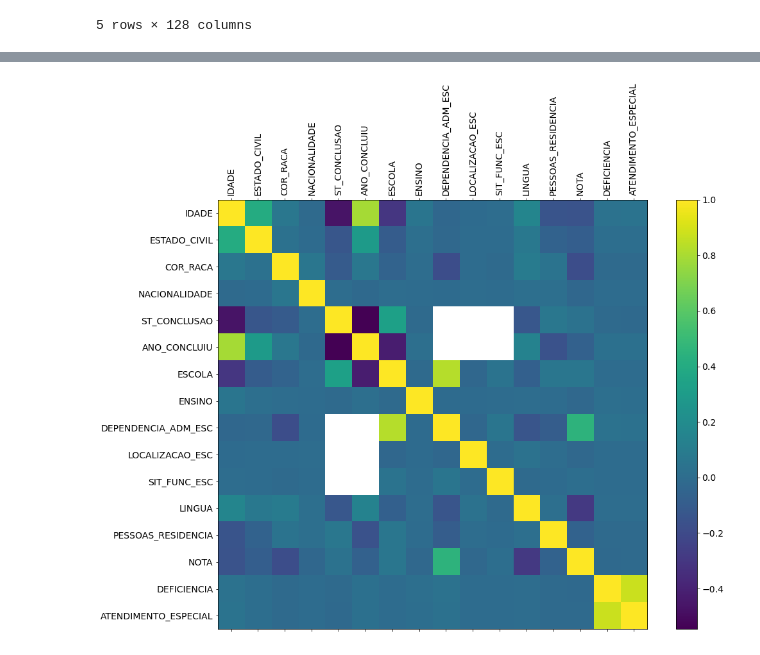
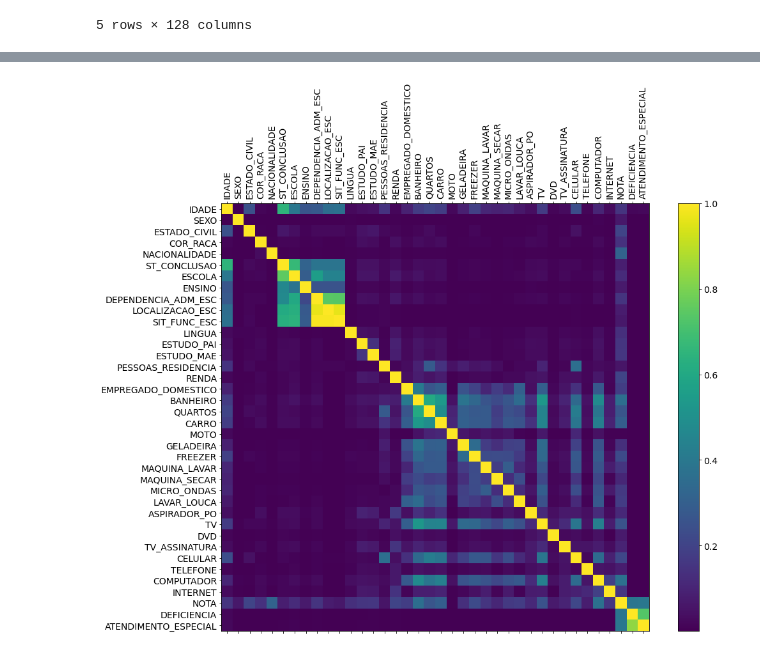
Before and after one commit to GiovaniValdrighi/analise_enem, a Jupyter notebook: Notebooks/modelos_lineares.ipynb, the cells around one changed output, grey strips where cells are left out. Saved outputs shown, nothing was run; the diff lists cells and outputs as text; code cells hidden in the pictures.

Commit message:
created correlation matrix

```diff
--- a/Notebooks/modelos_lineares.ipynb
+++ b/Notebooks/modelos_lineares.ipynb
@@ -45,7 +52,7 @@ df = df.drop(columns = ['NU_NOTA_CN', 'NU_NOTA_CH', 'NU_NOTA_MT', 'NU_NOTA_LC',
                         'NU_NOTA_REDACAO', 'NU_NOTA_COMP1', 'NU_NOTA_COMP2',
                         'NU_NOTA_COMP3', 'NU_NOTA_COMP4', 'NU_NOTA_COMP5', 'TP_STATUS_REDACAO'])
 #removing columns that don't have relation with the result in the test
-df = df.drop(columns = ['NU_INSCRICAO', 'NU_ANO', 'CO_ESCOLA', 'IN_NOME_SOCIAL', 'IN_CADEIRA_CANHOTO'])
+df = df.drop(columns = ['NU_INSCRICAO', 'NU_ANO', 'CO_ESCOLA', 'IN_NOME_SOCIAL', 'IN_CADEIRA_CANHOTO', 'TP_ANO_CONCLUIU'])
 #removing columns with loction information
 df = df.drop(columns = ['CO_MUNICIPIO_RESIDENCIA', 'NO_MUNICIPIO_RESIDENCIA', 'CO_UF_RESIDENCIA',
                        'SG_UF_RESIDENCIA', 'NO_MUNICIPIO_NASCIMENTO', 'SG_UF_NASCIMENTO',
@@ -101,7 +108,25 @@ def rename_cols(col):
         return col
 
 df = df.rename(columns = rename_cols)
-numeric_variables = ['IDADE', 'ANO_CONCLUIU']
+
+#changing values for columns
+df.EMPREGADO_DOMESTICO = df.EMPREGADO_DOMESTICO.map({'A': 0., 'B':1., 'C': 3., 'D':5.})
+for col in ['BANHEIRO', 'QUARTOS', 'CARRO', 'MOTO', 'GELADEIRA', 'FREEZER',
+           'MAQUINA_LAVAR', 'MAQUINA_SECAR', 'MICRO_ONDAS', 'LAVAR_LOUCA',
+           'TV', 'CELULAR', 'COMPUTADOR']:
+    df[col] = df[col].map({'A':0., 'B':1, 'C': 2, 'D':3, 'E':4})
+
+#replacing nans
+df.ENSINO = df.ENSINO.fillna(value = 4)
+df.DEPENDENCIA_ADM_ESC = df.DEPENDENCIA_ADM_ESC.fillna(value = 5)
+df.LOCALIZACAO_ESC = df.LOCALIZACAO_ESC.fillna(value = 3)
+df.SIT_FUNC_ESC = df.SIT_FUNC_ESC.fillna(value = 4)
+
+#list of numeric and categoric variables
+numeric_variables = ['IDADE', 'PESSOAS_RESIDENCIA', 'EMPREGADO_DOMESTICO', 'BANHEIRO',
+                     'QUARTOS', 'CARRO', 'MOTO', 'GELADEIRA', 'FREEZER',
+                     'MAQUINA_LAVAR', 'MAQUINA_SECAR', 'MICRO_ONDAS', 'LAVAR_LOUCA',
+                     'TV', 'CELULAR', 'COMPUTADOR', 'NOTA']
 categoric_variables = []
 for col in df.columns:
     if not col in numeric_variables:
@@ -120,0 +146,12 @@ Para obter bons resultados nos modelos lineares iremos procurar por colinearidad
+# %%
+corr_matrix = np.zeros(shape = (df.shape[1], df.shape[1]))
+for i, col_i in tqdm(enumerate(df.columns.tolist())):
+    for j, col_j in enumerate(df.columns.tolist()):
+        if col_i in numeric_variables and col_j in numeric_variables:
+            corr_matrix[i, j] = abs(df[col_i].corr(df[col_j]))
+        elif col_i in categoric_variables and col_j in categoric_variables:
+            corr_matrix[i, j] = theils_u(df[col_i], df[col_j])
+        elif col_i in categoric_variables and col_j in numeric_variables:
+            corr_matrix[i, j] = theils_u(df[col_i], df[col_j])
+        elif col_i in numeric_variables and col_j in categoric_variables:
+            corr_matrix[i, j] = theils_u(df[col_j], df[col_i])
@@ -121,10 +186,10 @@ Para obter bons resultados nos modelos lineares iremos procurar por colinearidad
 # %%
 f = plt.figure(figsize=(16, 12))
-plt.matshow(df.corr(), fignum=f.number)
-plt.xticks(range(df.select_dtypes(['number']).shape[1]), df.select_dtypes(['number']).columns, fontsize=14, rotation=90)
-plt.yticks(range(df.select_dtypes(['number']).shape[1]), df.select_dtypes(['number']).columns, fontsize=14)
+plt.matshow(corr_matrix, fignum=f.number)
+plt.xticks(range(df.shape[1]), df.columns, fontsize=14, rotation=90)
+plt.yticks(range(df.shape[1]), df.columns, fontsize=14)
 cb = plt.colorbar()
 cb.ax.tick_params(labelsize=14)
 #plt.title('Matriz Correlação', fontsize=16);
 # %% [output]
-[figure, old version]
+[figure, new version]
```
Also changed, not shown: parts of 7 cells of this notebook, 2 other files.
